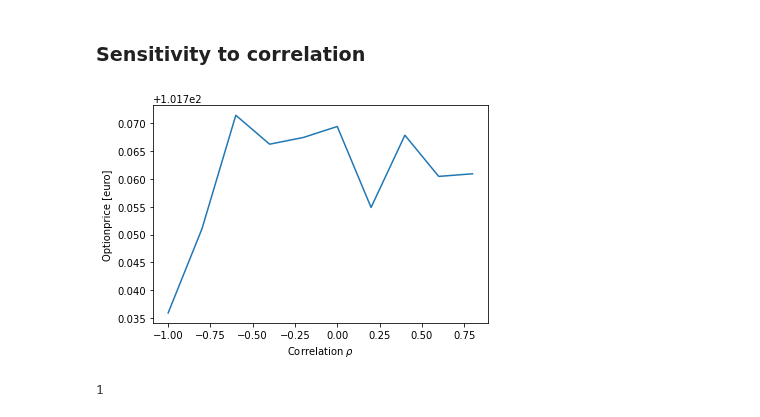
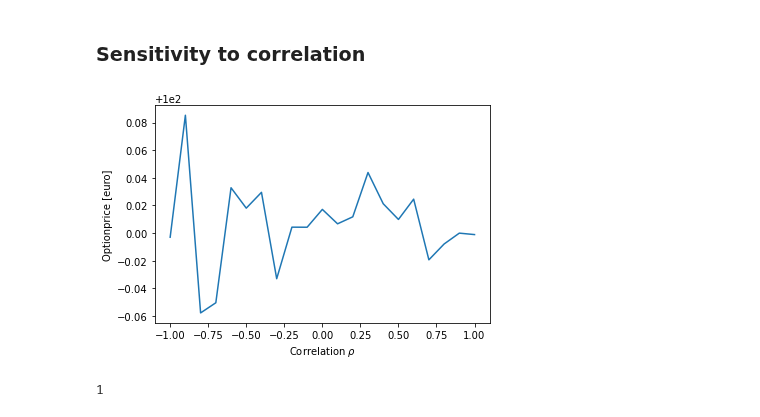
Before and after one commit to WillemJan9519/SPFDM-2, a Jupyter notebook: SPFDM 2.ipynb, the cells around one changed output. Cells and saved outputs as stored; diff of their text form; code cells hidden in the pictures.

```diff
--- a/SPFDM 2.ipynb
+++ b/SPFDM 2.ipynb
@@ -429,21 +489,23 @@ BGMB.plot_one_path()
 # %% [markdown]
 <h3>Sensitivity to correlation</h3>
 # %%
+# Currently no effect is observed, so need to chech this!
+
 def worker(rho,K):
-    BGMB_ = multivariate_brownian(Npaths = 100000, Ntimesteps = 20, T = 1,rho=rho)
+    BGMB_ = multivariate_brownian(Npaths = 100000, Ntimesteps = 50, T = 1,rho=rho)
     return BGMB_.option_price(K)
 
 def var_corr():
     K = 100
-    rhos = np.arange(-1,1,0.2)
-    optionprices = np.array(Parallel(n_jobs=6)(delayed(worker)(rho,K) for rho in rhos))
+    rhos = np.arange(-1,1.01,0.1)
+    optionprices = np.array(Parallel(n_jobs=8)(delayed(worker)(rho,K) for rho in rhos))
     plt.plot(rhos, optionprices)
     plt.xlabel(r'Correlation $\rho$')
     plt.ylabel('Optionprice [euro]')
 
 var_corr()
 # %% [output]
-[figure, old version]
+[figure, new version]
 # %%
 worker(1,100)
 # %% [output]
```
Also changed, not shown: parts of 1 cell of this notebook.
